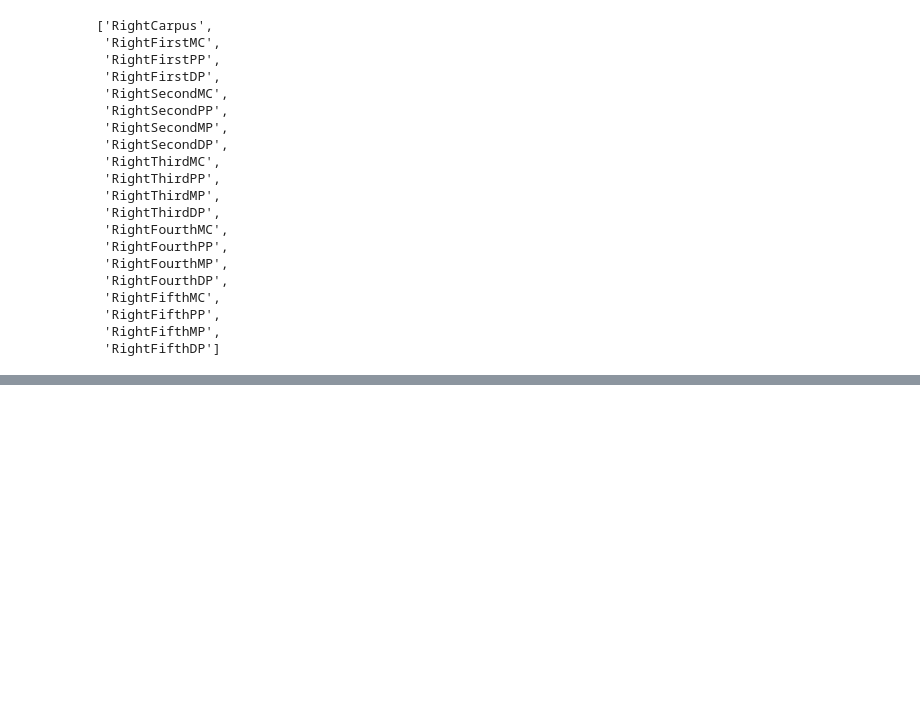
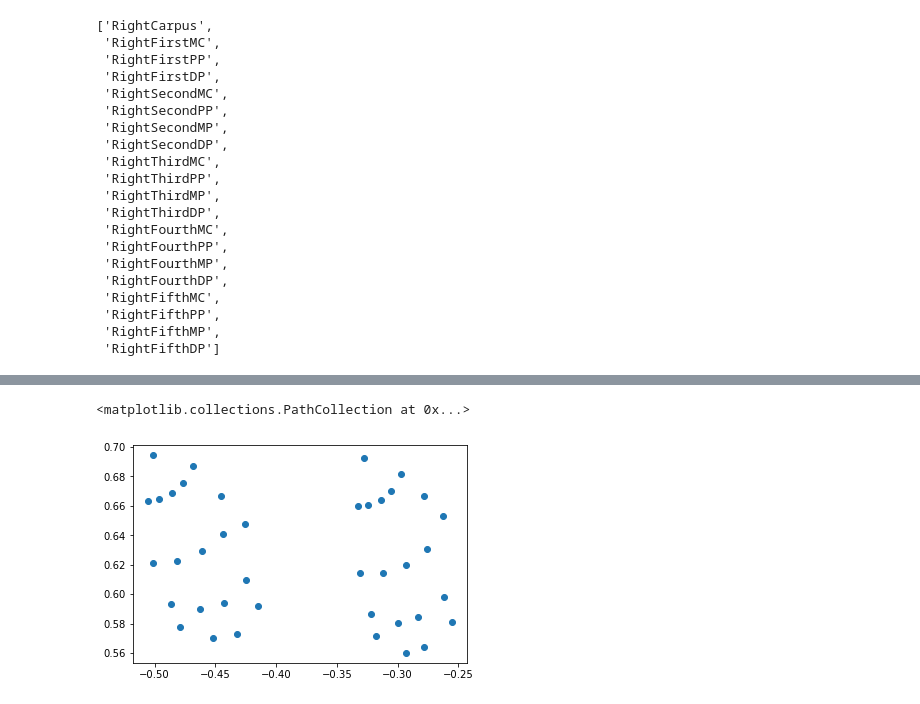
Before and after one commit to lucas-ventura/tactile2object, a Jupyter notebook: manus/plot_hands.ipynb, the cells around one changed output, grey strips where cells are left out. Cells and saved outputs as stored; diff of their text form; code cells hidden in the pictures; blank space fills up the shorter version.

```diff
--- a/manus/plot_hands.ipynb
+++ b/manus/plot_hands.ipynb
@@ -219,0 +353,18 @@ plt.show()
+# %%
+np_xyzs = np.array(xyzs).T
+xyzs_projected = np.zeros_like(np_xyzs)
+
+for i, xyz in enumerate(np_xyzs):
+    point = Point(xyz)
+
+    point_projected = plane.project_point(point)
+
+    xyzs_projected[i,:] = point_projected
+# %%
+val = np.sqrt(2)/2
+rot_mat = np.array([[val, -val, 0],
+          [val, val, 0],
+          [0, 0, 1]])
+# %%
+x  = np.matmul(xyzs_projected, rot_mat)[:,0]
+y  = np.matmul(xyzs_projected, rot_mat)[:,2]
@@ -219,0 +373,5 @@ plt.show()
+# %%
+plt.scatter(x, y)
+# %% [output]
+<matplotlib.collections.PathCollection at 0x...>
+[figure, added]
```
Also changed, not shown: parts of 13 cells of this notebook.
